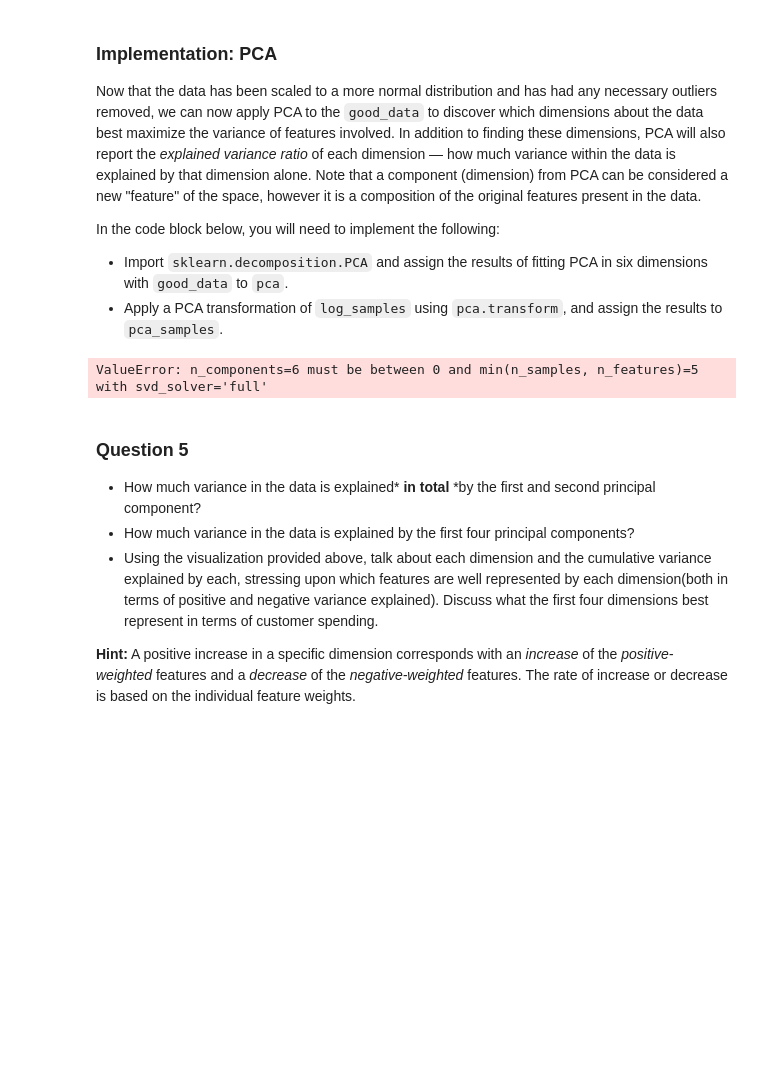
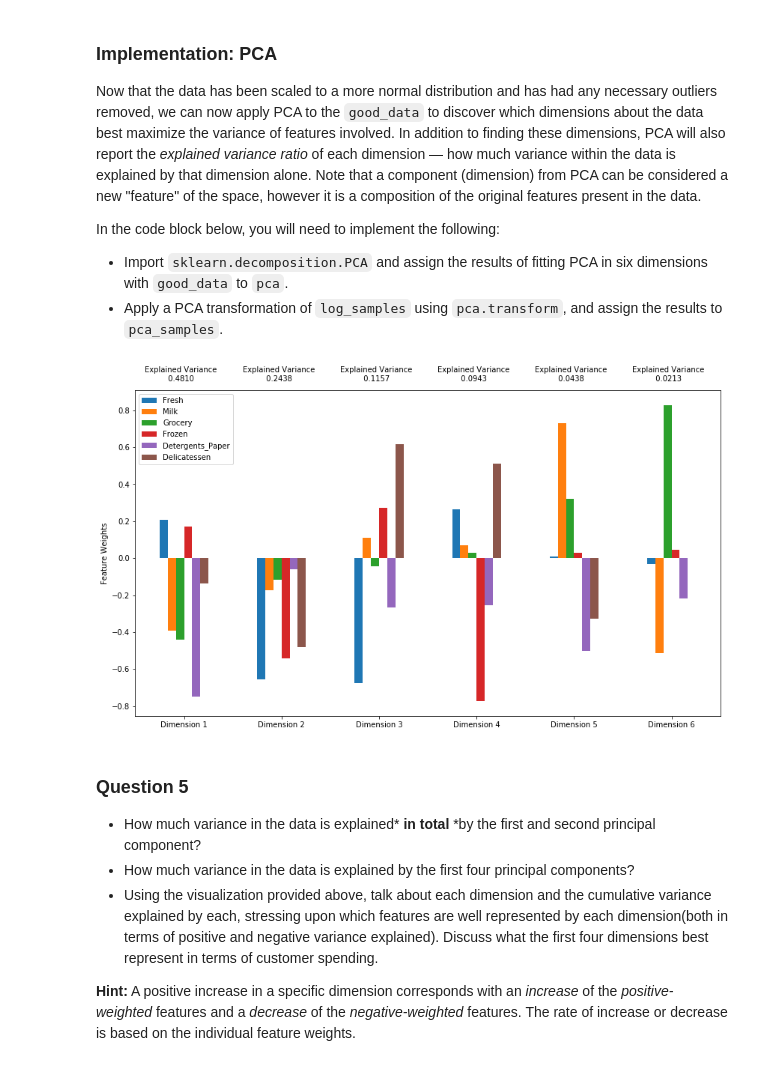
Before and after one commit to thiagoramos23/machine-learning, a Jupyter notebook: projects/customer_segments/customer_segments.ipynb, the cells around one changed output. Saved outputs shown, nothing was run; the diff lists cells and outputs as text; code cells hidden in the pictures; blank space fills up the shorter version.

```diff
--- a/projects/customer_segments/customer_segments.ipynb
+++ b/projects/customer_segments/customer_segments.ipynb
@@ -212,14 +212,15 @@ In the code block below, you will need to implement the following:
 # %%
 # TODO: Scale the data using the natural logarithm
 def apply_log(data):
+    df = data.copy(deep=True)
     for column in data.columns:
-        data[column] = np.log(data[column])
-    return data
+        df[column] = np.log(data[column])
+    return df
 
 log_data = apply_log(data)
 
 # TODO: Scale the sample data using the natural logarithm
-log_samples = apply_log(new_data)
+log_samples = apply_log(samples)
 
 # Produce a scatter matrix for each pair of newly-transformed features
 pd.scatter_matrix(log_data, alpha = 0.3, figsize = (14,8), diagonal = 'kde');
@@ -270,7 +261,8 @@ for feature in log_data.keys():
     display(log_data[~((log_data[feature] >= Q1 - step) & (log_data[feature] <= Q3 + step))])
 
 # OPTIONAL: Select the indices for data points you wish to remove
-outliers  = [75, 183]
+outliers  = [38, 57, 65, 66, 75, 85, 86, 95, 98, 109, 128, 141, 142, 154, 175,
+             181, 183, 184, 187, 233, 325, 338, 356, 357, 420, 429]
 
 # Remove the outliers, if any were specified
 good_data = log_data.drop(log_data.index[outliers]).reset_index(drop = True)
@@ -335,9 +327,6 @@ Data points considered outliers for the feature 'Delicatessen':
 | 285 | 10.602965 | 6.461468 | 8.188689 | 6.948897 | 6.077642 | 2.890372 |
 | 289 | 10.663966 | 5.655992 | 6.154858 | 7.235619 | 3.465736 | 3.091042 |
 | 343 | 7.431892 | 8.848509 | 10.177932 | 7.283448 | 9.646593 | 3.610918 |
-# %%
-target = target.drop(target.index[outliers]).reset_index(drop = True)
-log_samples = log_samples.drop(log_samples.index[outliers]).reset_index(drop = True)
 # %% [markdown]
 ### Question 4
 * Are there any data points considered outliers for more than one feature based on the definition above?
@@ -365,16 +354,17 @@ In the code block below, you will need to implement the following:
 # %%
 from sklearn.decomposition import PCA
 
 # TODO: Apply PCA by fitting the good data with the same number of dimensions as features
 pca = PCA(n_components=6)
+pca.fit_transform(good_data)
 
 # TODO: Transform log_samples using the PCA fit above
-pca_samples = pca.fit_transform(log_samples)
+pca_samples = pca.transform(log_samples)
 
 # Generate PCA results plot
 pca_results = vs.pca_results(good_data, pca)
 # %% [output]
-ValueError: n_components=6 must be between 0 and min(n_samples, n_features)=5 with svd_solver='full'
+[figure, added]
 # %% [markdown]
 ### Question 5
 
```
Also changed, not shown: parts of 33 cells of this notebook, 1 other file.
